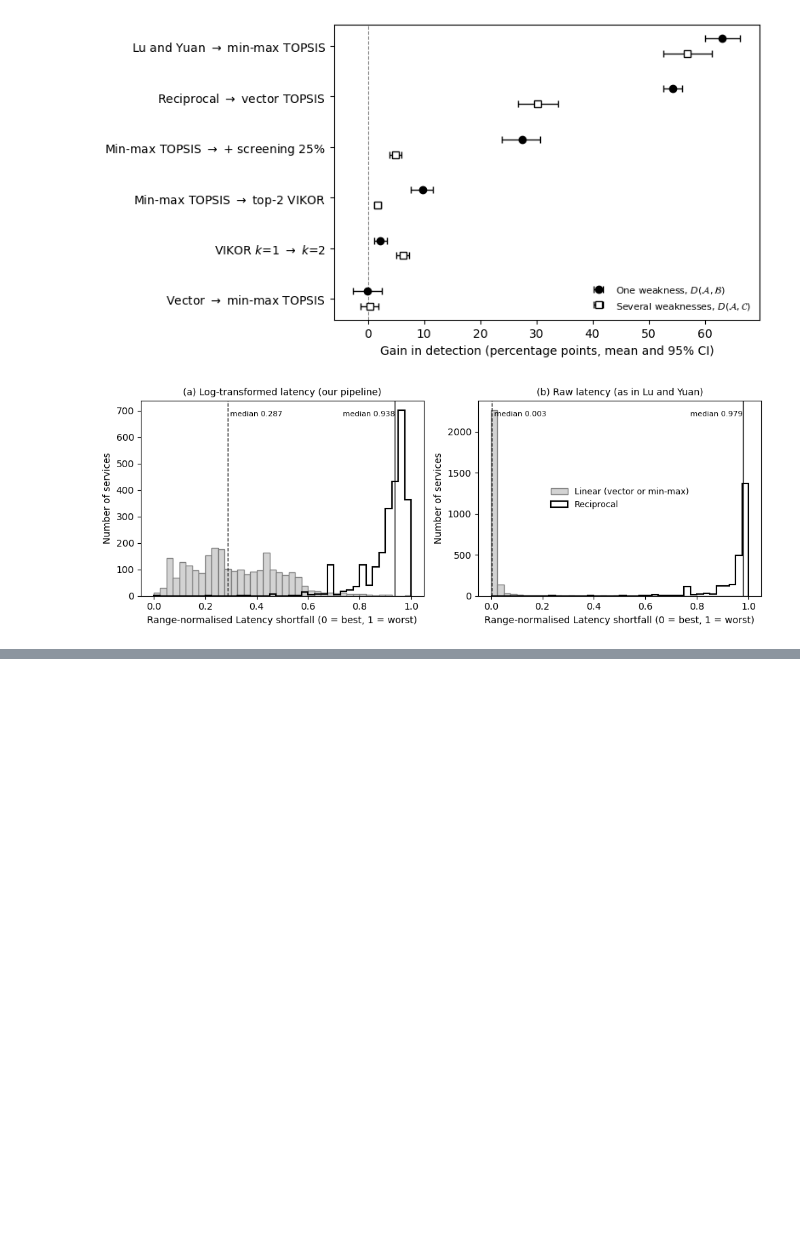
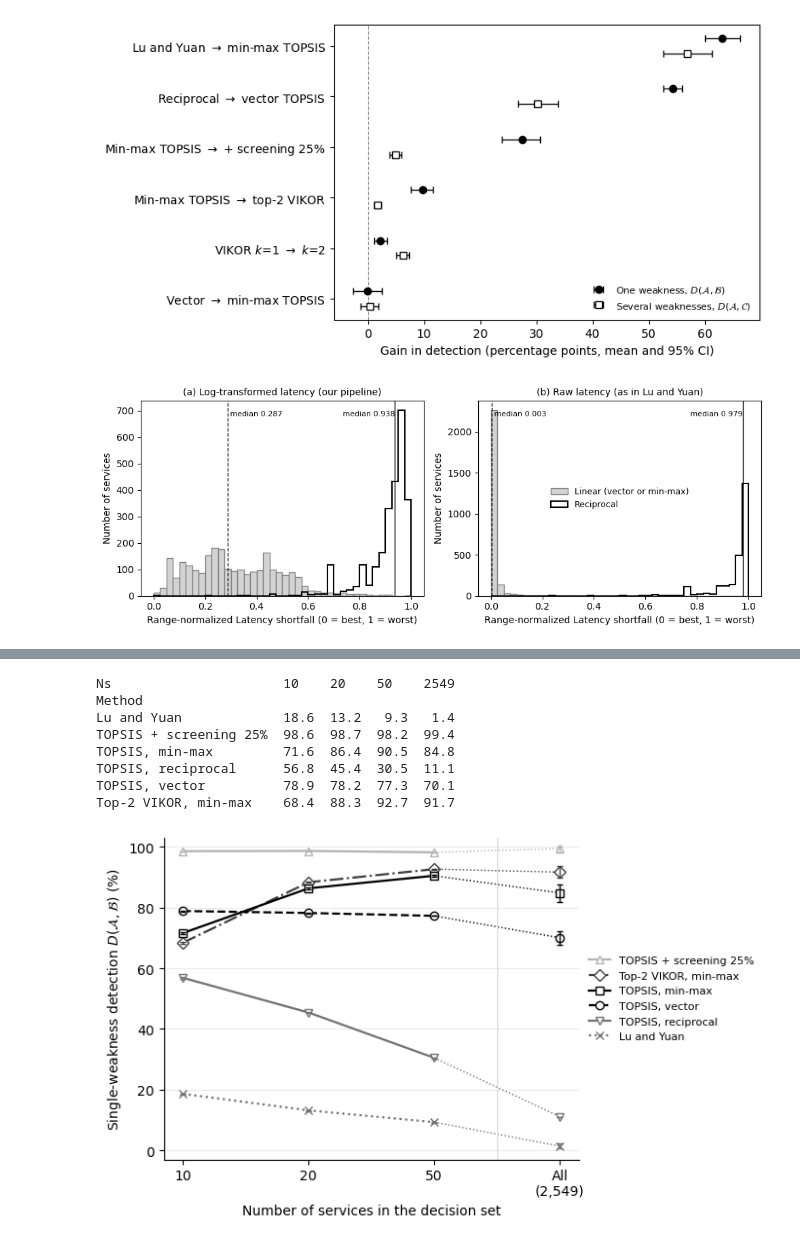
Before and after one commit to rakeshism/qos-weakness-benchmark, a Jupyter notebook: benchmark_experiments.ipynb, the cells around one changed output, grey strips where cells are left out. Drawn from its saved outputs; the diff is of its cells as text; code cells hidden in the pictures; blank space fills up the shorter version.

```diff
--- a/benchmark_experiments.ipynb
+++ b/benchmark_experiments.ipynb
@@ -2128,8 +2128,9 @@ plt.show()
 # ============================================================
 # E4 - Step 2 (fixed): rank-shift figure, labels only in panel (b)
 # ============================================================
+
 rv, rm = real['TOPSIS [vector]'], real['TOPSIS [minmax]']
-marks = {116: 'NewsNArticles', 2192: 'CogoService', 1416: 'NRA_ILA_News', 2328: 'TemperatureService'}
+marks = {116: 'NewsNArticles', 2192: 'CogoService', 1416: 'NRA_ILA_News_Syndication', 2328: 'TemperatureService'}
 fig, axes = plt.subplots(1, 2, figsize=(11, 5))
 for ax, lim, title in [(axes[0], N, '(a) All 2,500 services'),
                        (axes[1], 100, '(b) Vector-TOPSIS Top-100')]:
@@ -2433,7 +2434,7 @@ for ax, (title, x) in zip(axes, [('(a) Log-transformed latency (our pipeline)',
         ax.text(np.median(sf), ax.get_ylim()[1] * 0.92, f' median {np.median(sf):.3f}',
                 fontsize=8, ha='left' if np.median(sf) < 0.6 else 'right')
     ax.set_title(title, fontsize=10)
-    ax.set_xlabel('Range-normalised Latency shortfall (0 = best, 1 = worst)')
+    ax.set_xlabel('Range-normalized Latency shortfall (0 = best, 1 = worst)')
 for a in axes: a.set_ylabel('Number of services')
 axes[1].legend(loc='center', fontsize=9, frameon=False)
 plt.tight_layout()
@@ -2443,0 +2922,56 @@ plt.show()
+# %%
+# Run after the Step 5 cell. Reads files the notebook writes in its own folder.
+import numpy as np, pandas as pd
+import matplotlib.pyplot as plt
+res = pd.read_csv('step5_size_per_seed.csv')
+res = res[(res.Weights == 'fixed') & (res.Metric == 'D(A,B)')]
+seed = res.groupby(['Ns', 'Method', 'Seed'])['Rate'].mean().reset_index()
+main = pd.read_csv('e2_main_per_seed.csv')[['Seed', 'Method', 'A above B %']].rename(columns={'A above B %': 'Rate'})
+ly = pd.read_csv('e2_ly2018_per_seed.csv')
+ly = ly[ly.iloc[:, 0] == 'main'].reset_index(drop=True)
+ly = pd.DataFrame({'Seed': range(20), 'Method': 'Lu & Yuan exact', 'Rate': ly['A above B %'].values})
+full = pd.concat([main, ly]); full['Ns'] = 2549
+seed = pd.concat([seed, full[seed.columns]])
+rb = np.random.default_rng(2026)
+def ci(v):
+    m = v[rb.integers(0, len(v), (10000, len(v)))].mean(1); return np.percentile(m, [2.5, 97.5])
+series = [('TOPSIS + veto 25%', 'TOPSIS + screening 25%', '^', '-', '0.7'),
+          ('VIKOR k=2 [minmax]', 'Top-2 VIKOR, min-max', 'D', '-.', '0.25'),
+          ('TOPSIS [minmax]', 'TOPSIS, min-max', 's', '-', '0.0'),
+          ('TOPSIS [vector]', 'TOPSIS, vector', 'o', '--', '0.0'),
+          ('TOPSIS [reciprocal]', 'TOPSIS, reciprocal', 'v', '-', '0.45'),
+          ('Lu & Yuan exact', 'Lu and Yuan', 'x', ':', '0.45')]
+xs = [10, 20, 50, 2549]; pos = np.arange(4)
+fig, ax = plt.subplots(figsize=(7.0, 4.2))
+rows = []
+for key, lab, mk, ls, col in series:
+    mu, lo, hi = [], [], []
+    for Ns in xs:
+        v = seed[(seed.Ns == Ns) & (seed.Method == key)]['Rate'].values
+        a, b = ci(v); mu.append(v.mean()); lo.append(a); hi.append(b)
+        rows.append({'Method': lab, 'Ns': Ns, 'Mean': round(v.mean(), 1), 'CI low': round(a, 1), 'CI high': round(b, 1)})
+    mu, lo, hi = map(np.array, (mu, lo, hi))
+    ax.plot(pos[:3], mu[:3], ls=ls, color=col, lw=1.6, marker=mk, ms=6, mfc='white' if mk in 'osvD^' else col, label=lab)
+    ax.plot(pos[2:], mu[2:], ls=':', color=col, lw=1.0)
+    ax.plot(pos[3], mu[3], marker=mk, ms=6, color=col, mfc='white' if mk in 'osvD^' else col, ls='none')
+    ax.errorbar(pos, mu, yerr=[mu - lo, hi - mu], fmt='none', ecolor=col, elinewidth=1, capsize=2)
+ax.set_xticks(pos); ax.set_xticklabels(['10', '20', '50', 'All\n(2,549)'])
+ax.set_xlabel('Number of services in the decision set')
+ax.set_ylabel(r'Single-weakness detection $D(\mathcal{A},\mathcal{B})$ (%)')
+ax.set_ylim(-3, 103); ax.axvline(2.5, color='0.85', lw=0.8)
+ax.grid(axis='y', color='0.9', lw=0.6); ax.set_axisbelow(True)
+for s in ['top', 'right']: ax.spines[s].set_visible(False)
+ax.legend(frameon=False, fontsize=8, loc='center left', bbox_to_anchor=(1.0, 0.5))
+fig.tight_layout(); fig.savefig('fig_size.pdf'); fig.savefig('fig_size.png', dpi=200)
+pd.DataFrame(rows).to_csv('step5_figure_data.csv', index=False)
+print(pd.DataFrame(rows).pivot(index='Method', columns='Ns', values='Mean'))
+# %% [output]
+Ns                      10    20    50    2549
+Method
+Lu and Yuan             18.6  13.2   9.3   1.4
+TOPSIS + screening 25%  98.6  98.7  98.2  99.4
+TOPSIS, min-max         71.6  86.4  90.5  84.8
+TOPSIS, reciprocal      56.8  45.4  30.5  11.1
+TOPSIS, vector          78.9  78.2  77.3  70.1
+Top-2 VIKOR, min-max    68.4  88.3  92.7  91.7
+[figure, added]
```
Also changed, not shown: parts of 8 cells of this notebook.
